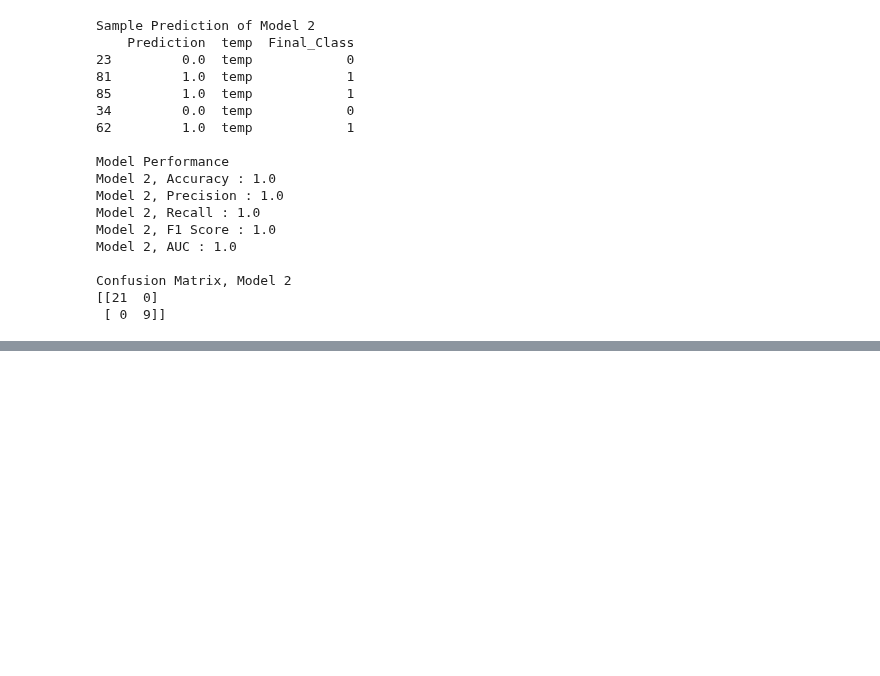
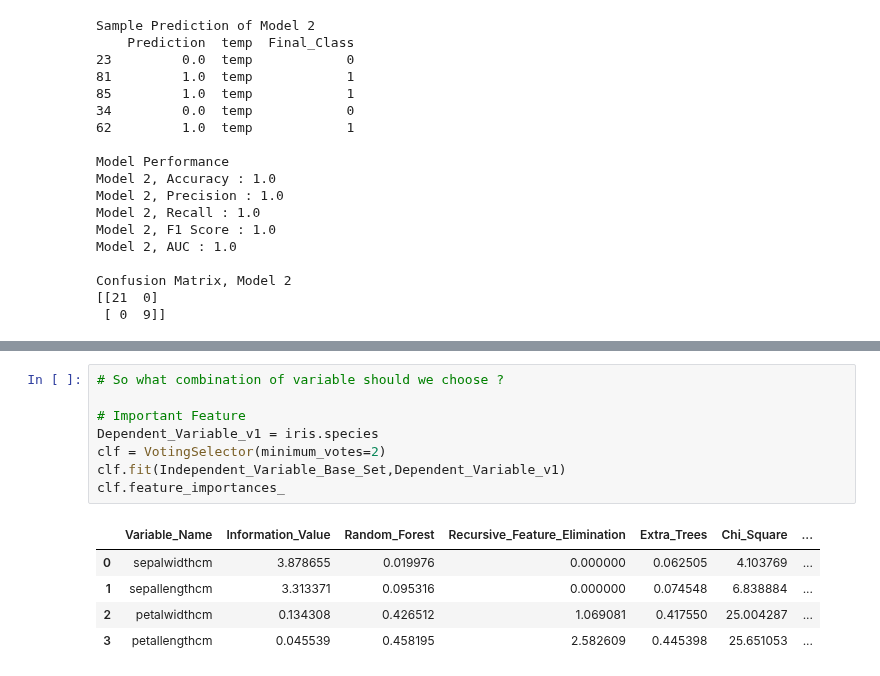
Before and after one commit to sandipanpaul21/Machine-Learning-in-Python-Code, a Jupyter notebook: 08_Logistic_Regression.ipynb, the cells around one changed output, grey strips where cells are left out. Cells and saved outputs as stored; diff of their text form; blank space fills up the shorter version.

```diff
--- a/08_Logistic_Regression.ipynb
+++ b/08_Logistic_Regression.ipynb
@@ -290,0 +339,14 @@ Confusion Matrix, Model 2
+# %%
+# So what combination of variable should we choose ?
+
+# Important Feature
+Dependent_Variable_v1 = iris.species
+clf = VotingSelector(minimum_votes=2)
+clf.fit(Independent_Variable_Base_Set,Dependent_Variable_v1)
+clf.feature_importances_
+# %% [output]
+|  | Variable_Name | Information_Value | Random_Forest | Recursive_Feature_Elimination | Extra_Trees | Chi_Square | ... |
+| 0 | sepalwidthcm | 3.878655 | 0.019976 | 0.000000 | 0.062505 | 4.103769 | ... |
+| 1 | sepallengthcm | 3.313371 | 0.095316 | 0.000000 | 0.074548 | 6.838884 | ... |
+| 2 | petalwidthcm | 0.134308 | 0.426512 | 1.069081 | 0.417550 | 25.004287 | ... |
+| 3 | petallengthcm | 0.045539 | 0.458195 | 2.582609 | 0.445398 | 25.651053 | ... |
```
Also changed, not shown: parts of 5 cells of this notebook.
